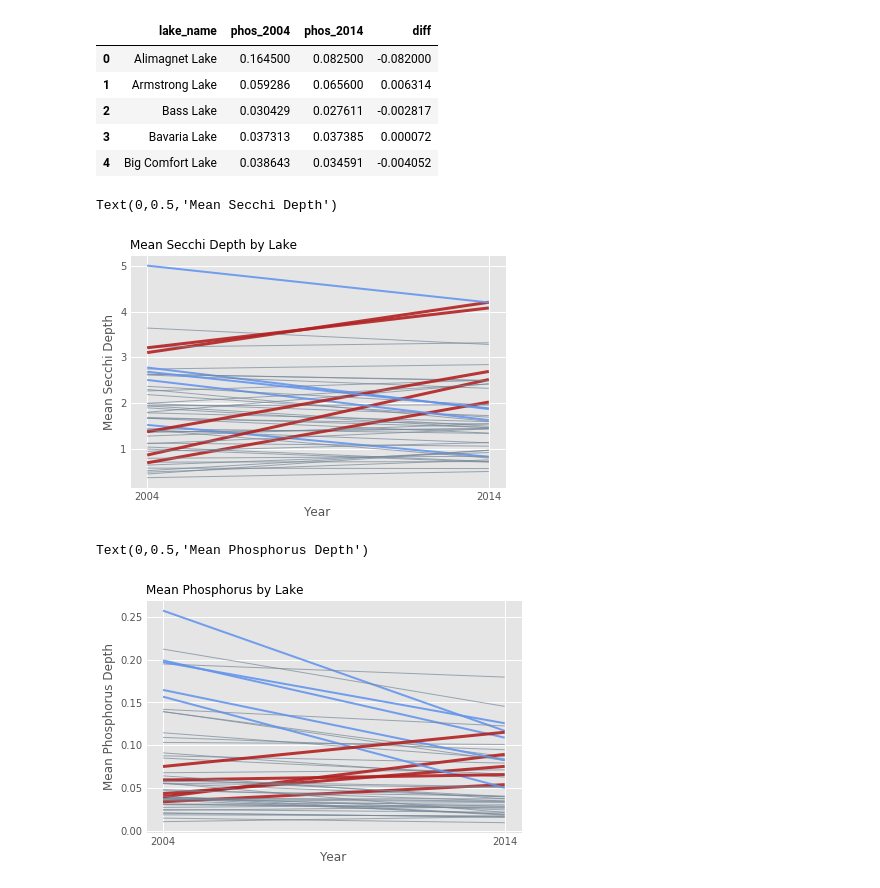
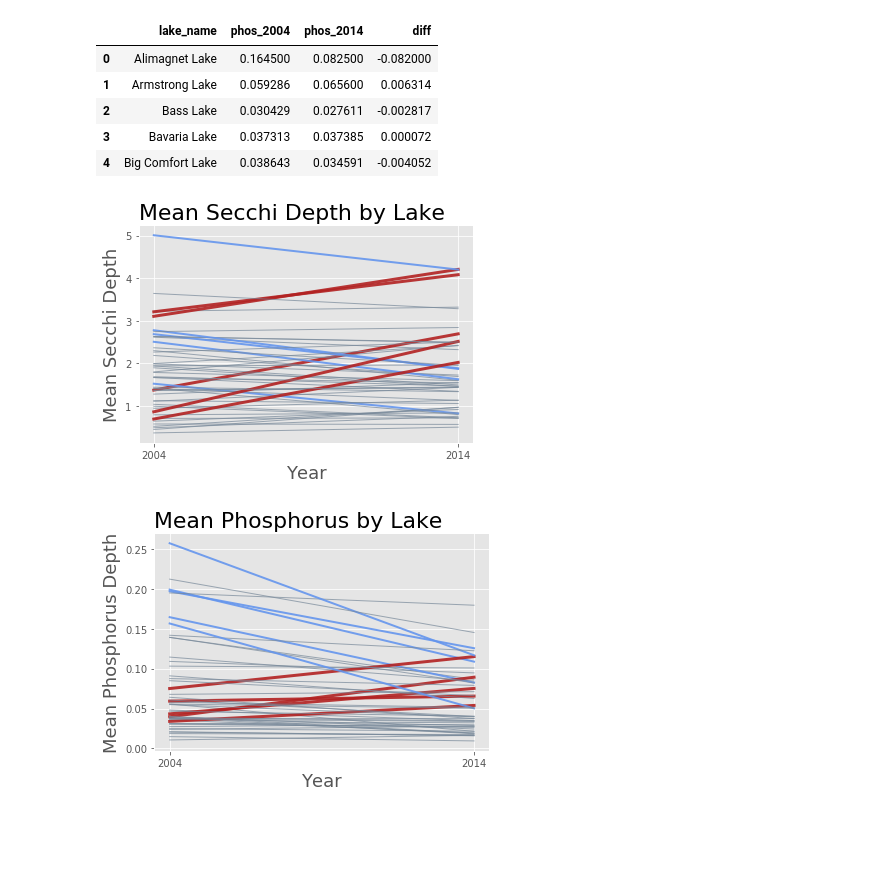
Before and after one commit to SMiertschin/DSCI430, a Jupyter notebook: Final_project_SM.ipynb, the cells around one changed output. Cells and saved outputs as stored; diff of their text form; code cells hidden in the pictures; blank space fills up the shorter version.

```diff
--- a/Final_project_SM.ipynb
+++ b/Final_project_SM.ipynb
@@ -198,25 +184,25 @@ high_diff_phos = [name for name in phos_diff.sort_values('diff')[-5:].lake_name]
 # %%
 plt.style.use('ggplot')
 
 palette = plt.get_cmap('Set1')
 
 for name in lake_names:
     df = (lakes_first_last_year >> filter_by(X.lake_name == name))
     if name in high_diff_secchi:
         plt.plot(df.Year, df.mean_secchi, marker='', color='firebrick', linewidth=3, alpha=0.9, label="High Mean Secchi Depth Difference")
     elif name in low_diff_secchi:
         plt.plot(df.Year, df.mean_secchi, marker='', color='cornflowerblue', linewidth=2, alpha=0.9, label="Low Mean Secchi Depth Difference")
     else:
         plt.plot(df.Year, df.mean_secchi, marker='', color='lightslategrey', linewidth=1, alpha=0.7, label="Mean Secchi Depth Difference")
 
 
 
-plt.title("Mean Secchi Depth by Lake", loc='left', fontsize=12, fontweight=0, color='black')
-plt.xlabel("Year")
-plt.ylabel("Mean Secchi Depth")
+plt.title("Mean Secchi Depth by Lake", loc='left', fontsize=22, fontweight=0, color='black')
+plt.xlabel("Year", fontsize=18)
+plt.ylabel("Mean Secchi Depth", fontsize=18)
+#plt.savefig("./Sech_diff_plot.png")
 # %% [output]
-Text(0,0.5,'Mean Secchi Depth')
-[figure, old version]
+[figure, new version]
 # %%
 plt.style.use('ggplot')
 
@@ -233,9 +219,9 @@ for name in lake_names:
 
 
 
-plt.title("Mean Phosphorus by Lake", loc='left', fontsize=12, fontweight=0, color='black')
-plt.xlabel("Year")
-plt.ylabel("Mean Phosphorus Depth")
+plt.title("Mean Phosphorus by Lake", loc='left', fontsize=22, fontweight=0, color='black')
+plt.xlabel("Year", fontsize=18)
+plt.ylabel("Mean Phosphorus Depth", fontsize=18)
+#plt.savefig("./Phos_diff_plot.png")
 # %% [output]
-Text(0,0.5,'Mean Phosphorus Depth')
-[figure, old version]
+[figure, new version]
```
Also changed, not shown: parts of 4 cells of this notebook, 4 other files.
